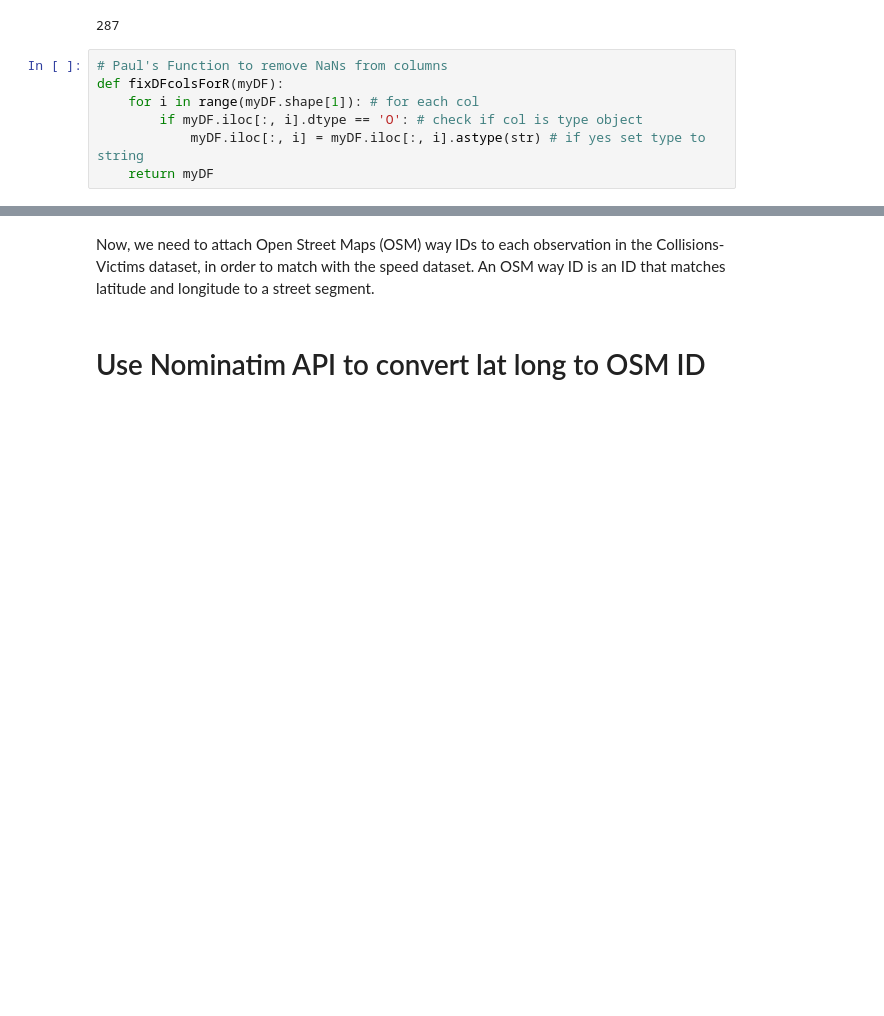
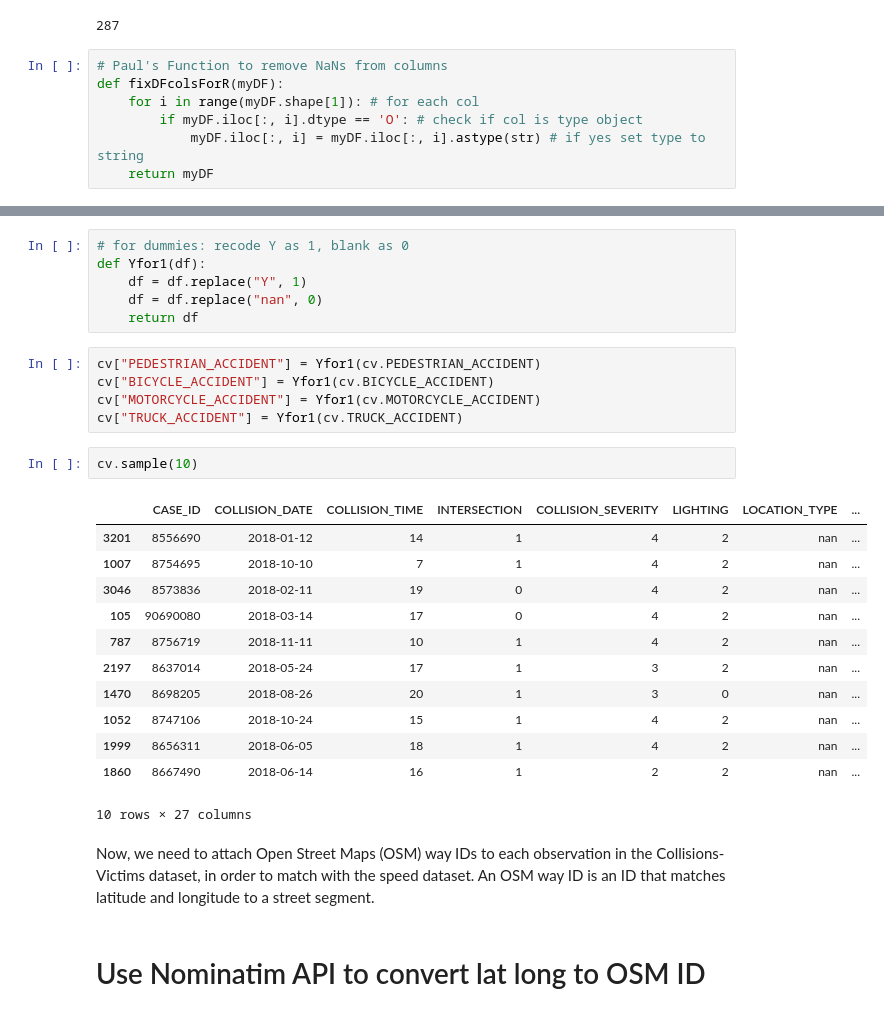
Before and after one commit to zs-barnes/Traffic-Collisions-EDA, a Jupyter notebook: EDA_Viz_Final_Project_Code_v3.ipynb, the cells around one changed output, grey strips where cells are left out. Drawn from its saved outputs; the diff is of its cells as text; blank space fills up the shorter version.

```diff
--- a/EDA_Viz_Final_Project_Code_v3.ipynb
+++ b/EDA_Viz_Final_Project_Code_v3.ipynb
@@ -108,3 +143,29 @@ cv.sample(5)
+# %%
+# for dummies: recode Y as 1, blank as 0
+def Yfor1(df):
+    df = df.replace("Y", 1)
+    df = df.replace("nan", 0)
+    return df
+# %%
+cv["PEDESTRIAN_ACCIDENT"] = Yfor1(cv.PEDESTRIAN_ACCIDENT)
+cv["BICYCLE_ACCIDENT"] = Yfor1(cv.BICYCLE_ACCIDENT)
+cv["MOTORCYCLE_ACCIDENT"] = Yfor1(cv.MOTORCYCLE_ACCIDENT)
+cv["TRUCK_ACCIDENT"] = Yfor1(cv.TRUCK_ACCIDENT)
+# %%
+cv.sample(10)
+# %% [output]
+|  | CASE_ID | COLLISION_DATE | COLLISION_TIME | INTERSECTION | COLLISION_SEVERITY | LIGHTING | LOCATION_TYPE | ... |
+| 3201 | 8556690 | 2018-01-12 | 14 | 1 | 4 | 2 | nan | ... |
+| 1007 | 8754695 | 2018-10-10 | 7 | 1 | 4 | 2 | nan | ... |
+| 3046 | 8573836 | 2018-02-11 | 19 | 0 | 4 | 2 | nan | ... |
+| 105 | 90690080 | 2018-03-14 | 17 | 0 | 4 | 2 | nan | ... |
+| 787 | 8756719 | 2018-11-11 | 10 | 1 | 4 | 2 | nan | ... |
+| 2197 | 8637014 | 2018-05-24 | 17 | 1 | 3 | 2 | nan | ... |
+| 1470 | 8698205 | 2018-08-26 | 20 | 1 | 3 | 0 | nan | ... |
+| 1052 | 8747106 | 2018-10-24 | 15 | 1 | 4 | 2 | nan | ... |
+| 1999 | 8656311 | 2018-06-05 | 18 | 1 | 4 | 2 | nan | ... |
+| 1860 | 8667490 | 2018-06-14 | 16 | 1 | 2 | 2 | nan | ... |
+10 rows × 27 columns
 # %% [markdown]
 Now, we need to attach Open Street Maps (OSM) way IDs to each observation in the Collisions-Victims dataset, in order to match with the speed dataset. An OSM way ID is an ID that matches latitude and longitude to a street segment.
 # %% [markdown]
```
Also changed, not shown: parts of 15 cells of this notebook.
